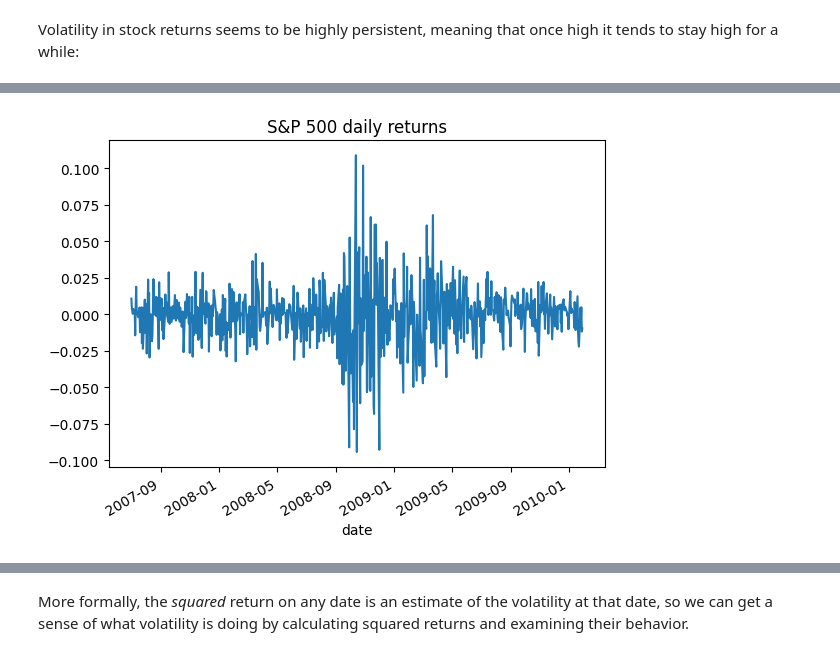
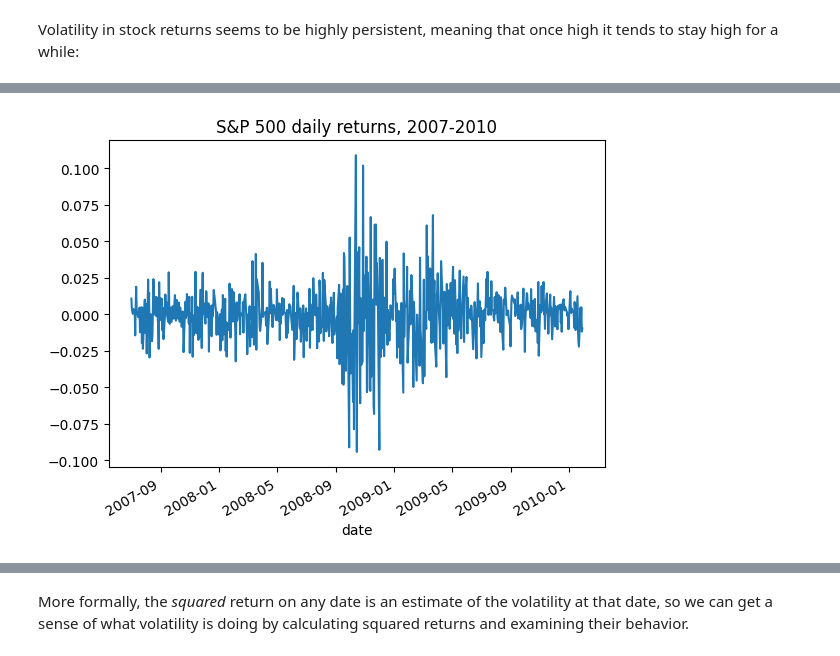
Before and after one commit to wgjm1986/FIN657, a Jupyter notebook: Week 7 and 8 - GARCH/Volatility modeling.ipynb, the cells around one changed output, grey strips where cells are left out. Drawn from its saved outputs; the diff is of its cells as text; code cells hidden in the pictures.

```diff
--- a/Week 7 and 8 - GARCH/Volatility modeling.ipynb
+++ b/Week 7 and 8 - GARCH/Volatility modeling.ipynb
@@ -23,13 +23,14 @@ from statsmodels.stats.diagnostic import het_arch
 from statsmodels.graphics.tsaplots import plot_acf, plot_pacf
 # %%
 conn = wrds.Connection(wrds_username='wmann')
-data_daily = conn.raw_sql("select caldt, vwretd from crsp_a_indexes.dsp500")
+data_daily = conn.raw_sql("select caldt, vwretd, spindx from crsp_a_indexes.dsp500")
 conn.close()
 data_daily['date'] = pd.to_datetime(data_daily['caldt'])
 data_daily = data_daily.drop(columns=['caldt']).set_index('date')
 data_daily = data_daily['1980-01':'2020-03']
 data_daily = data_daily.dropna()
 returns = np.log(1+data_daily['vwretd'])
+spindx = data_daily['spindx']
 # %% [output]
 Loading library list...
 Done
@@ -40,4 +45,4 @@ Volatility in stock returns seems to be highly persistent, meaning that once hig
 # %%
-returns['2007-07':'2010-01'].plot(title="S&P 500 daily returns");
+returns['2007-07':'2010-01'].plot(title="S&P 500 daily returns, 2007-2010");
 # %% [output]
-[figure, old version]
+[figure, new version]
```
Also changed, not shown: parts of 4 cells of this notebook, 1 other file.
